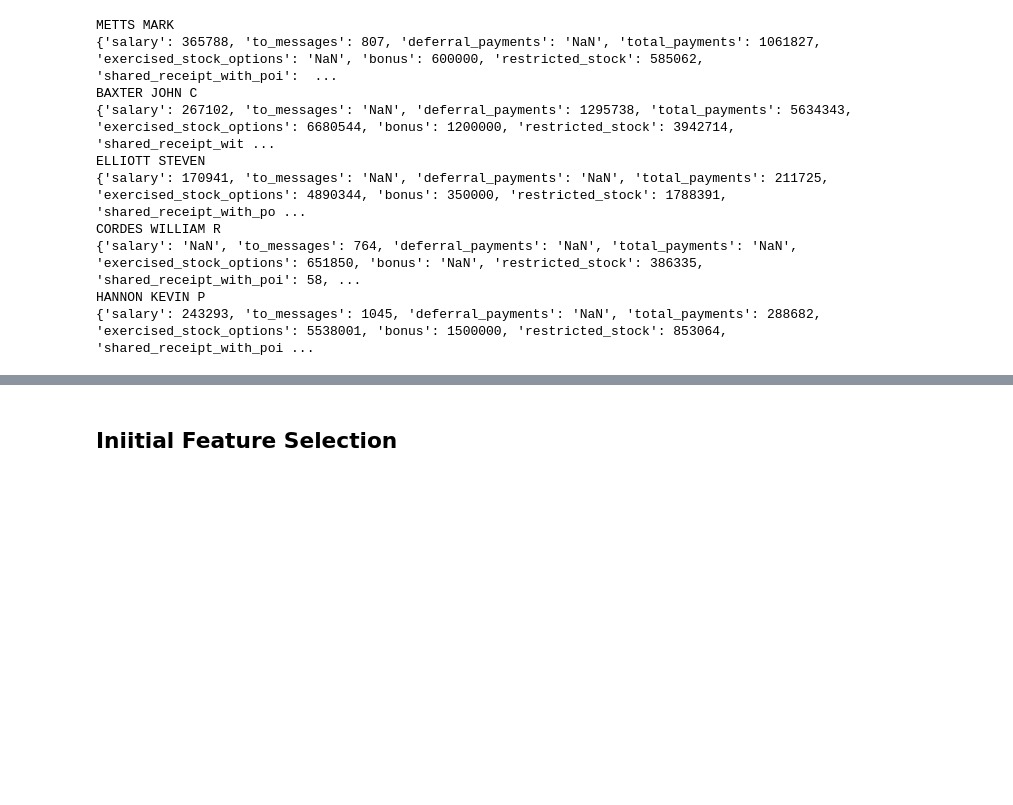
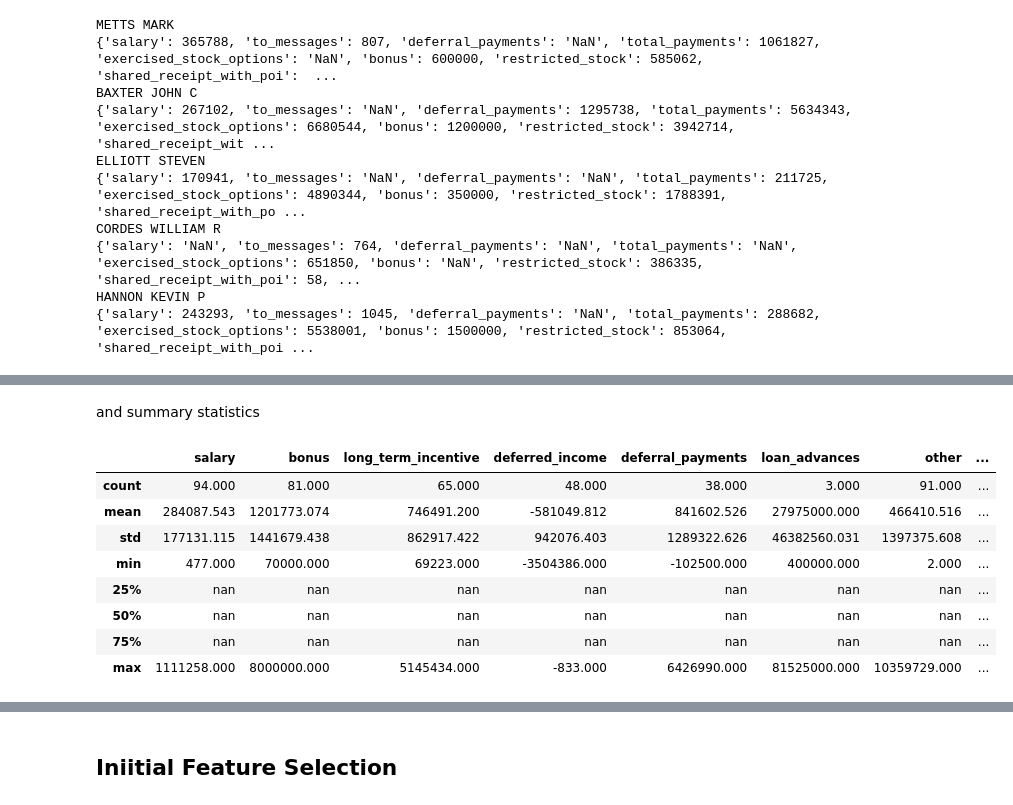
Before and after one commit to mtyszler/IntroToMachineLearning, a Jupyter notebook: MachineLearning_Project_Notes.ipynb, the cells around one changed output, grey strips where cells are left out. Drawn from its saved outputs; the diff is of its cells as text; code cells hidden in the pictures; blank space fills up the shorter version.

```diff
--- a/MachineLearning_Project_Notes.ipynb
+++ b/MachineLearning_Project_Notes.ipynb
@@ -160,0 +217,14 @@ HANNON KEVIN P
+# %% [markdown]
+and summary statistics
+# %%
+enron_data_df.describe()
+# %% [output]
+|  | salary | bonus | long_term_incentive | deferred_income | deferral_payments | loan_advances | other | ... |
+| count | 94.000 | 81.000 | 65.000 | 48.000 | 38.000 | 3.000 | 91.000 | ... |
+| mean | 284087.543 | 1201773.074 | 746491.200 | -581049.812 | 841602.526 | 27975000.000 | 466410.516 | ... |
+| std | 177131.115 | 1441679.438 | 862917.422 | 942076.403 | 1289322.626 | 46382560.031 | 1397375.608 | ... |
+| min | 477.000 | 70000.000 | 69223.000 | -3504386.000 | -102500.000 | 400000.000 | 2.000 | ... |
+| 25% | nan | nan | nan | nan | nan | nan | nan | ... |
+| 50% | nan | nan | nan | nan | nan | nan | nan | ... |
+| 75% | nan | nan | nan | nan | nan | nan | nan | ... |
+| max | 1111258.000 | 8000000.000 | 5145434.000 | -833.000 | 6426990.000 | 81525000.000 | 10359729.000 | ... |
```
Also changed, not shown: parts of 110 cells of this notebook, 1 other file.
